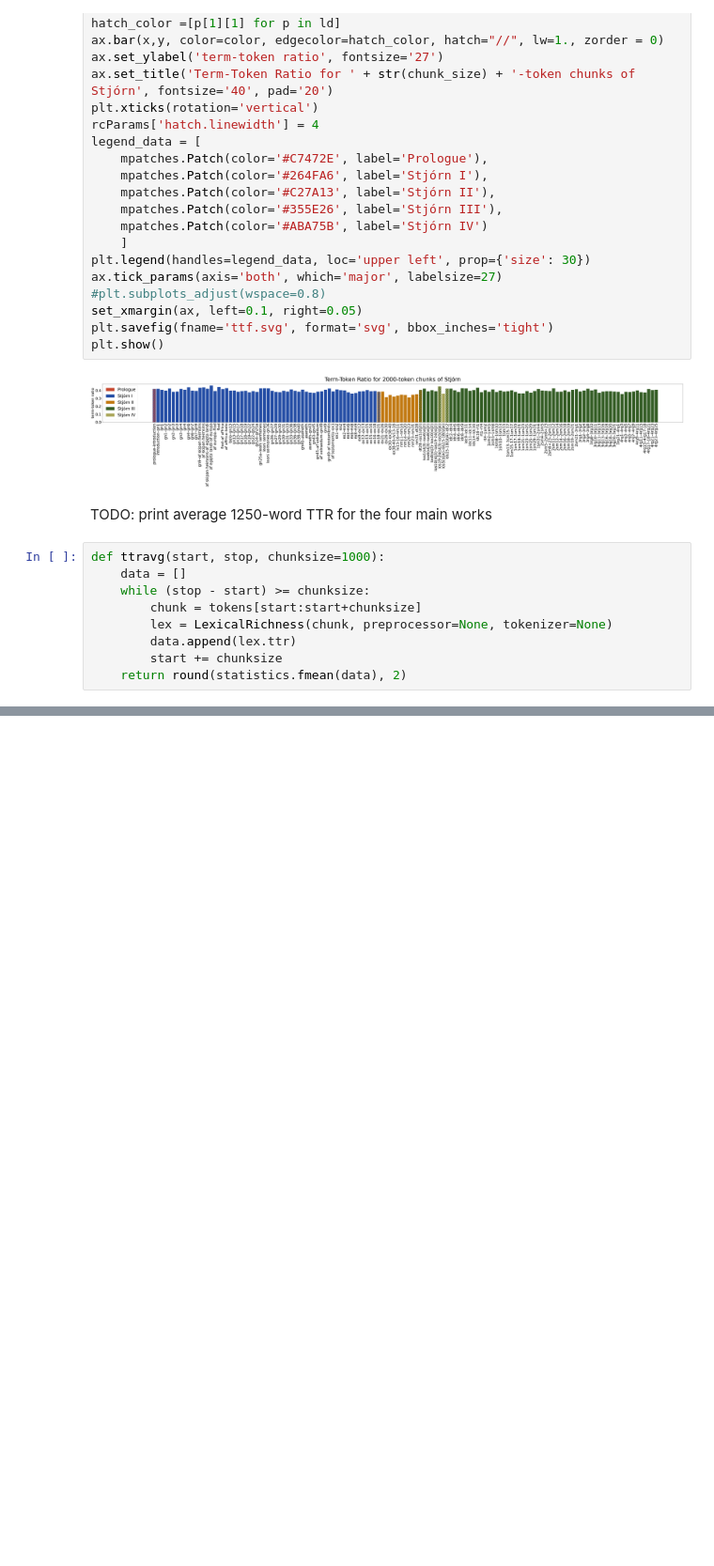
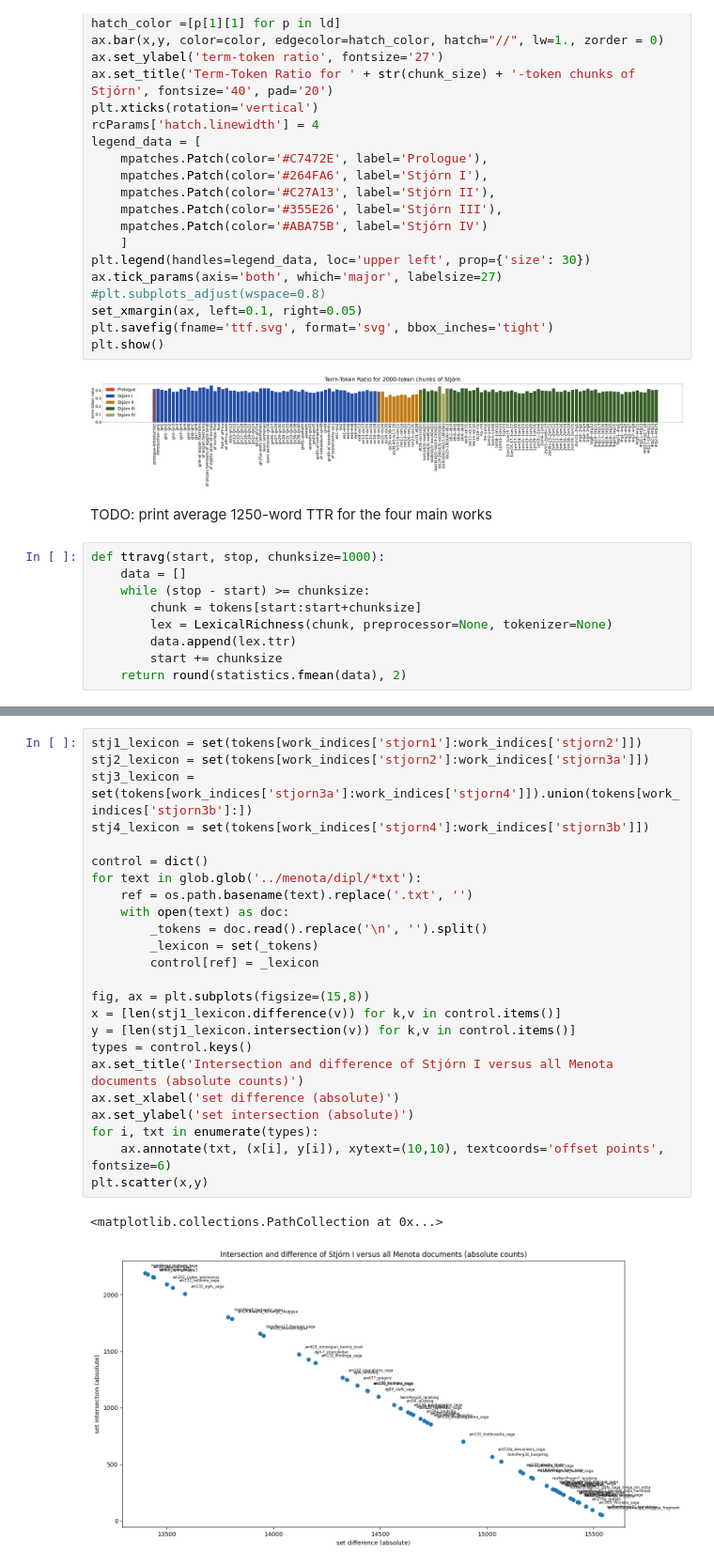
Before and after one commit to langeslag/on-corpus-tools, a Jupyter notebook: stjorn/stylometry.ipynb, the cells around one changed output, grey strips where cells are left out. Shown at 94% size. Saved outputs shown, nothing was run; the diff lists cells and outputs as text; blank space fills up the shorter version.

```diff
--- a/stjorn/stylometry.ipynb
+++ b/stjorn/stylometry.ipynb
@@ -193,0 +198,27 @@ plt.show()
+# %%
+stj1_lexicon = set(tokens[work_indices['stjorn1']:work_indices['stjorn2']])
+stj2_lexicon = set(tokens[work_indices['stjorn2']:work_indices['stjorn3a']])
+stj3_lexicon = set(tokens[work_indices['stjorn3a']:work_indices['stjorn4']]).union(tokens[work_indices['stjorn3b']:])
+stj4_lexicon = set(tokens[work_indices['stjorn4']:work_indices['stjorn3b']])
+
+control = dict()
+for text in glob.glob('../menota/dipl/*txt'):
+    ref = os.path.basename(text).replace('.txt', '')
+    with open(text) as doc:
+        _tokens = doc.read().replace('\n', '').split()
+        _lexicon = set(_tokens)
+        control[ref] = _lexicon
+
+fig, ax = plt.subplots(figsize=(15,8))
+x = [len(stj1_lexicon.difference(v)) for k,v in control.items()]
+y = [len(stj1_lexicon.intersection(v)) for k,v in control.items()]
+types = control.keys()
+ax.set_title('Intersection and difference of Stjórn I versus all Menota documents (absolute counts)')
+ax.set_xlabel('set difference (absolute)')
+ax.set_ylabel('set intersection (absolute)')
+for i, txt in enumerate(types):
+    ax.annotate(txt, (x[i], y[i]), xytext=(10,10), textcoords='offset points', fontsize=6)
+plt.scatter(x,y)
+# %% [output]
+<matplotlib.collections.PathCollection at 0x...>
+[figure, added]
```
Also changed, not shown: parts of 6 cells of this notebook, 1 other file.
